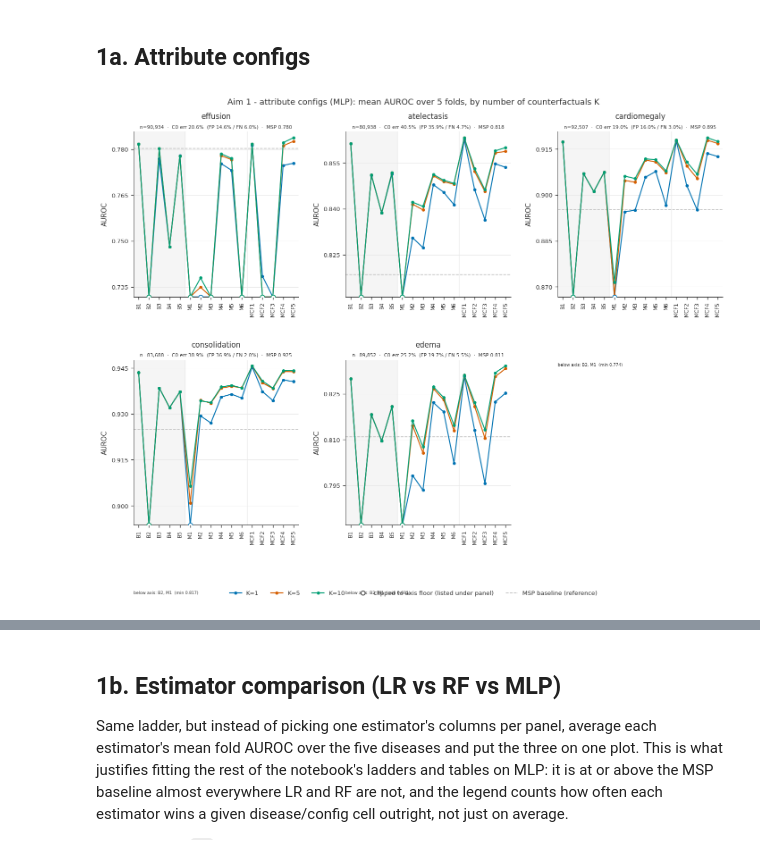
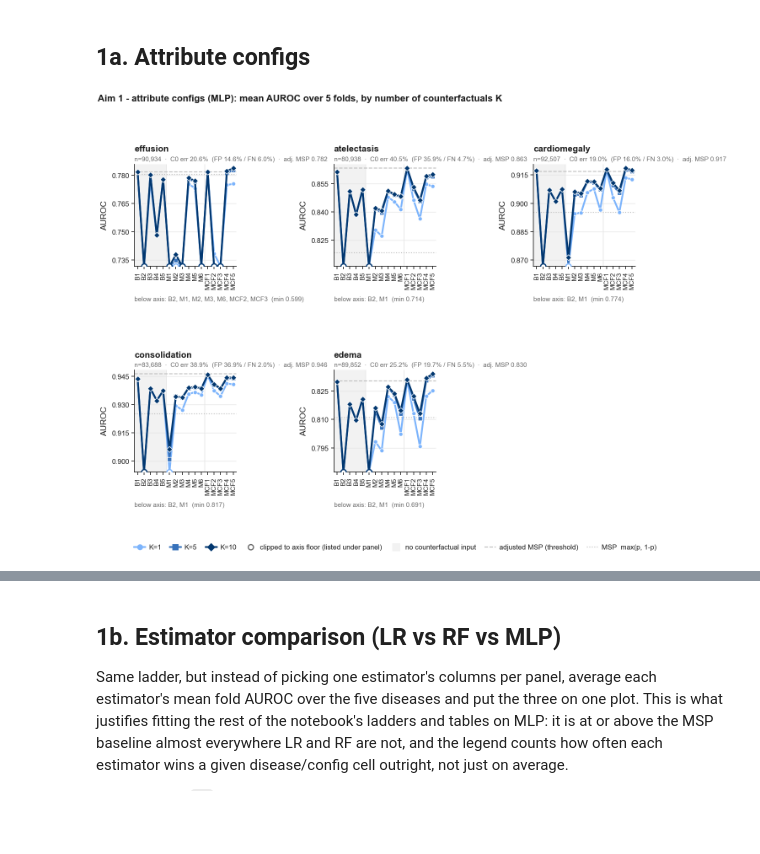
Before and after one commit to joaommata/masters_thesis, a Jupyter notebook: final_experiment/C2_evaluation.ipynb, the cells around one changed output, grey strips where cells are left out. Saved outputs shown, nothing was run; the diff lists cells and outputs as text; code cells hidden in the pictures; blank space fills up the shorter version.

```diff
--- a/final_experiment/C2_evaluation.ipynb
+++ b/final_experiment/C2_evaluation.ipynb
@@ -123,10 +124,13 @@ def load_cnn(disease, k=None, n_folds=5):
             out = df if out is None else out.merge(df[["path", f"cnn_{key}"]], on="path", how="outer")
     return out
 
-def msp(df, disease):
-    """Maximum softmax probability -- the untrained baseline. Nothing is fitted."""
+def msp(df, disease, variant=None):
+    """Maximum softmax probability -- the untrained baseline. Nothing is fitted.
+    `variant` defaults to MSP_VARIANT; the threshold is only read when a variant needs it."""
+    variant = variant or MSP_VARIANT
     p = df[f"{disease}_prob"].values
-    return np.maximum(p, 1.0 - p)
+    t = None if variant == "standard" else c0_threshold(disease)
+    return msp_score(p, t, variant)
 
 def config_cols(df, model="MLP"):
     """Config -> column, in CONFIG_ORDER. Configs absent from the file are skipped."""
@@ -159,9 +163,9 @@ def panel_note(df, disease, policy=POLICY):
     return f"n={n:,}  ·  C0 err {1 - corr.mean():.1%}  (FP {fp:.1%} / FN {fn:.1%})"
 
 def titled(ax, disease, df):
-    ax.set_title(disease, color=INK, pad=17)
-    ax.text(0.5, 1.015, panel_note(df, disease), transform=ax.transAxes,
-            ha="center", va="bottom", fontsize=6.5, color=MUTED)
+    ax.set_title(disease, pad=11)
+    ax.text(0.0, 1.02, panel_note(df, disease), transform=ax.transAxes,
+            ha="left", va="bottom", fontsize=FS["tiny"], color=MUTED)
 
 def per_fold_auc(df, score_col_or_values):
     """Mean AUROC over the 5 folds -- the same statistic cv_summary.csv reports."""
@@ -371,41 +547,43 @@ def _panel_title(ax, disease, df, base=None):
 ## 1a. Attribute configs
 # %%
 def config_ladder(diseases=DISEASES, model="MLP", ks=None, win=0.05,
-                  ncols=3, panel=(4.0, 4.6)):
+                  ncols=3, panel=(FULL / 3, 68 * MM)):
     """AUROC against config, one line per K, one panel per disease."""
     ks     = ks or K_VALUES
     panels = []
     for d in diseases:
         # {k: frame}; a K that has not finished on this disease is dropped, not faked.
         frames = {k: f for k in ks if (f := load_attributes(d, k)) is not None}
         if not frames:
             continue
         # MSP is K-independent -- same C0 probability on the same rows -- so it is
         # scored once on whichever K is present.
         ref  = frames[next(iter(frames))]
-        base = per_fold_auc(ref, msp(ref, d))
+        base = msp_bases(ref, d)
         series = {k: {c: per_fold_auc(f, col) for c, col in config_cols(f, model).items()}
                   for k, f in frames.items()}
         panels.append((d, ref, base, series))
 
     if not panels:
         print("no attribute predictions yet"); return
     rows = [c for c in CONFIG_ORDER if any(c in s[k] for _, _, _, s in panels for k in s)]
 
+    colors = k_colors("attr", ks)
     fig, axes = _grid(len(panels), ncols, panel)
     for ax, (d, ref, base, series) in zip(axes, panels):
         # Shade the B* family: it is the reference the rest of the ladder is read against.
         line_panel(ax, rows, series, CONFIG_GROUPS,
-                   auroc_ylim(series, base, win), base=base, shade=CONFIG_GROUPS[0])
+                   auroc_ylim(series, base, win), base=base, colors=colors,
+                   shade=CONFIG_GROUPS[0])
         _panel_title(ax, d, ref, base)
         ax.set_ylabel("AUROC")
-    fig.legend(handles=k_legend(ks), loc="lower center", ncol=len(ks) + 2, frameon=False,
+    fig.legend(handles=k_legend(ks, colors), loc="lower center", ncol=len(ks) + 4,
                bbox_to_anchor=(0.5, -0.02))
     fig.suptitle(f"Aim 1 - attribute configs ({model}): mean AUROC over 5 folds, "
-                 f"by number of counterfactuals K", y=1.0, fontsize=11, color=INK)
+                 f"by number of counterfactuals K", x=0.01, ha="left", y=1.0)
     fig.tight_layout(rect=(0, 0.02, 1, 0.99))
     return fig
 
 config_ladder();
 # %% [output]
-[figure, old version]
+[figure, new version]
```
Also changed, not shown: parts of 35 cells of this notebook, 33 other files.
